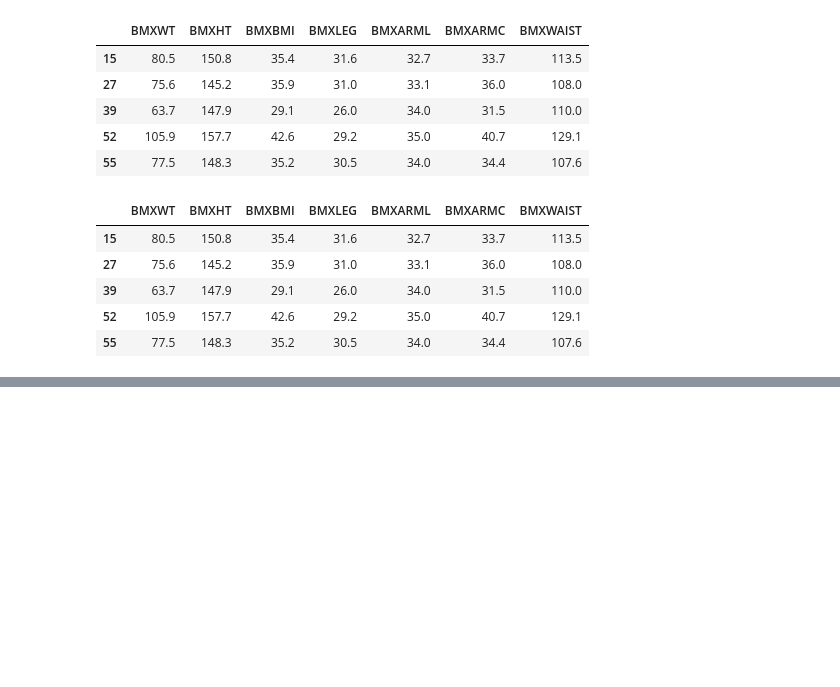
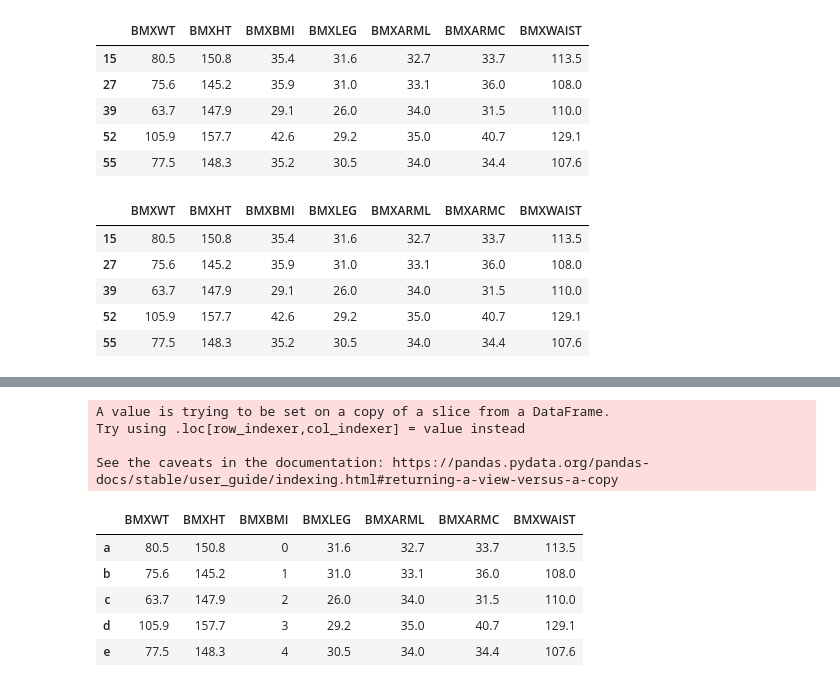
Before and after one commit to rjrahul24/statistics_with_python, a Jupyter notebook: Multivariate Data Analysis/Multivariate_Data_Selection.ipynb, the cells around one changed output, grey strips where cells are left out. Saved outputs shown, nothing was run; the diff lists cells and outputs as text; code cells hidden in the pictures; blank space fills up the shorter version.

Commit message:
Updated using Colaboratory

```diff
--- a/Multivariate Data Analysis/Multivariate_Data_Selection.ipynb
+++ b/Multivariate Data Analysis/Multivariate_Data_Selection.ipynb
@@ -157,0 +286,16 @@ df_BMX.loc[condition_1 & condition_2, :].head()
+# %%
+# We will get a warning when using the [] method with conditions to set new values in our dataframe
+tmp[tmp.BMXBMI > 2]['BMXBMI'] = [10]*2 # Setting new values to a copy of tmp, but not tmp itself
+tmp
+# You can see that the above code did not change our dataframe 'tmp'. This
+# %% [output]
+A value is trying to be set on a copy of a slice from a DataFrame.
+Try using .loc[row_indexer,col_indexer] = value instead
+
+See the caveats in the documentation: https://pandas.pydata.org/pandas-docs/stable/user_guide/indexing.html#returning-a-view-versus-a-copy
+|  | BMXWT | BMXHT | BMXBMI | BMXLEG | BMXARML | BMXARMC | BMXWAIST |
+| a | 80.5 | 150.8 | 0 | 31.6 | 32.7 | 33.7 | 113.5 |
+| b | 75.6 | 145.2 | 1 | 31.0 | 33.1 | 36.0 | 108.0 |
+| c | 63.7 | 147.9 | 2 | 26.0 | 34.0 | 31.5 | 110.0 |
+| d | 105.9 | 157.7 | 3 | 29.2 | 35.0 | 40.7 | 129.1 |
+| e | 77.5 | 148.3 | 4 | 30.5 | 34.0 | 34.4 | 107.6 |
```
Also changed, not shown: parts of 19 cells of this notebook.
